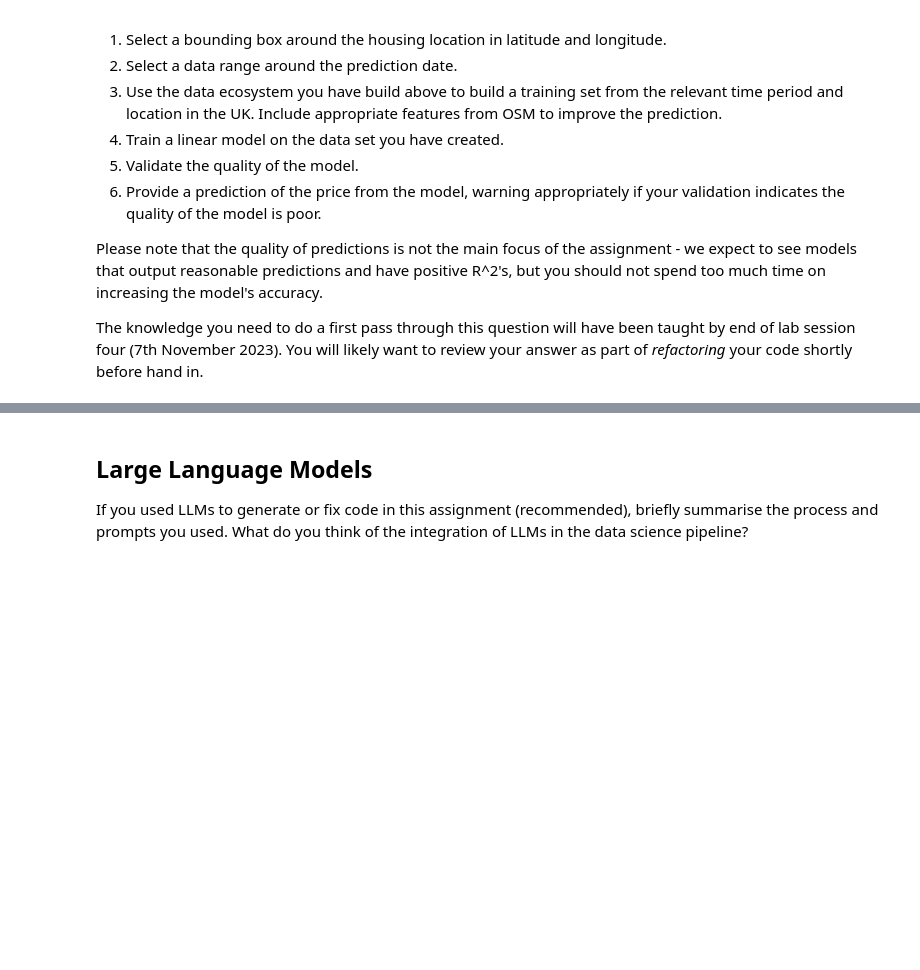
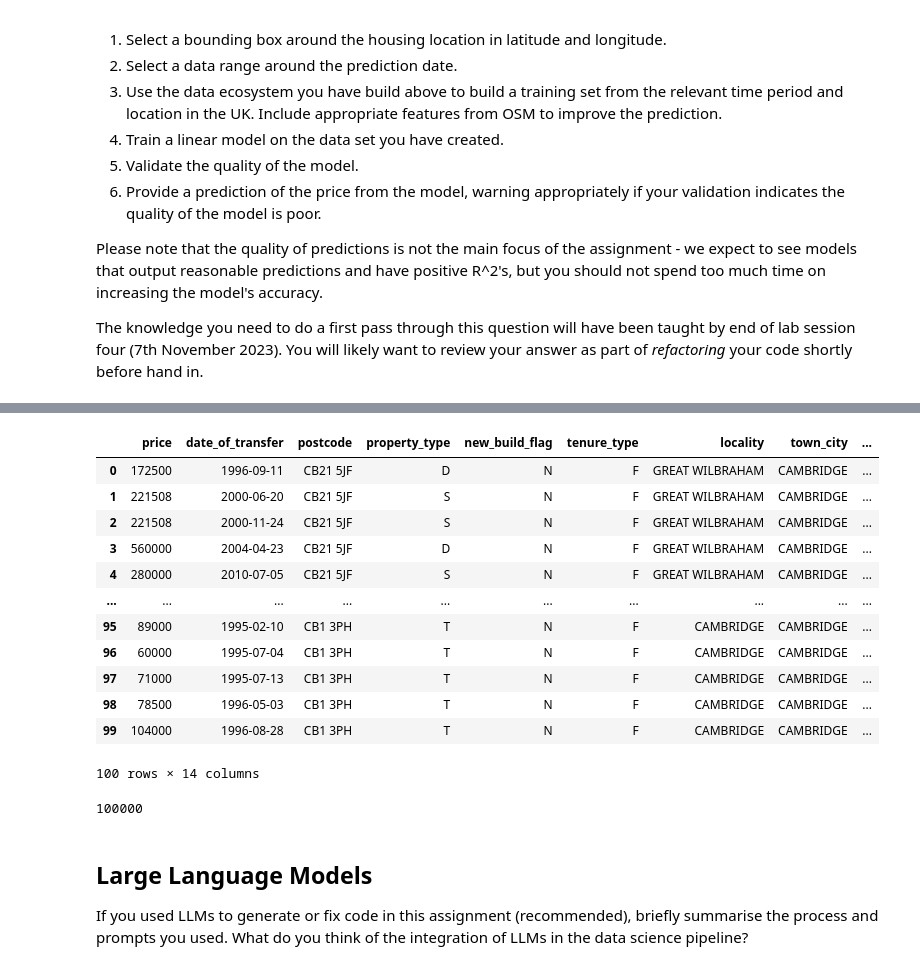
Before and after one commit to Isaac-d22/ADS_final_assign, a Jupyter notebook: notebooks/ADS_Report_2268A.ipynb, the cells around one changed output, grey strips where cells are left out. Saved outputs shown, nothing was run; the diff lists cells and outputs as text; code cells hidden in the pictures; blank space fills up the shorter version.

```diff
--- a/notebooks/ADS_Report_2268A.ipynb
+++ b/notebooks/ADS_Report_2268A.ipynb
@@ -760,8 +855,34 @@ def predict_price(latitude, longitude, date, property_type):
+# %%
+samples
+# %% [output]
+|  | price | date_of_transfer | postcode | property_type | new_build_flag | tenure_type | locality | town_city | ... |
+| 0 | 172500 | 1996-09-11 | CB21 5JF | D | N | F | GREAT WILBRAHAM | CAMBRIDGE | ... |
+| 1 | 221508 | 2000-06-20 | CB21 5JF | S | N | F | GREAT WILBRAHAM | CAMBRIDGE | ... |
+| 2 | 221508 | 2000-11-24 | CB21 5JF | S | N | F | GREAT WILBRAHAM | CAMBRIDGE | ... |
+| 3 | 560000 | 2004-04-23 | CB21 5JF | D | N | F | GREAT WILBRAHAM | CAMBRIDGE | ... |
+| 4 | 280000 | 2010-07-05 | CB21 5JF | S | N | F | GREAT WILBRAHAM | CAMBRIDGE | ... |
+| ... | ... | ... | ... | ... | ... | ... | ... | ... | ... |
+| 95 | 89000 | 1995-02-10 | CB1 3PH | T | N | F | CAMBRIDGE | CAMBRIDGE | ... |
+| 96 | 60000 | 1995-07-04 | CB1 3PH | T | N | F | CAMBRIDGE | CAMBRIDGE | ... |
+| 97 | 71000 | 1995-07-13 | CB1 3PH | T | N | F | CAMBRIDGE | CAMBRIDGE | ... |
+| 98 | 78500 | 1996-05-03 | CB1 3PH | T | N | F | CAMBRIDGE | CAMBRIDGE | ... |
+| 99 | 104000 | 1996-08-28 | CB1 3PH | T | N | F | CAMBRIDGE | CAMBRIDGE | ... |
+100 rows × 14 columns
 # %%
 def avg_error_percentage(preds, labels):
     error = (preds - labels).abs()
     error_percentage = error / labels
     return error_percentage.sum() / len(labels)
+# %%
+conn = access.create_connection(user=username, password=password, host=url, port=port, database=db_name)
+cursor = conn.cursor()
+cursor.execute("""SELECT * FROM prices_coordinates_data LIMIT 100000;""")
+x = cursor.fetchall()
+print(len(x))
+cursor.close()
+conn.close()
+# %% [output]
+100000
 # %% [markdown]
 ## Large Language Models
 
```
Also changed, not shown: parts of 13 cells of this notebook, 2 other files.
